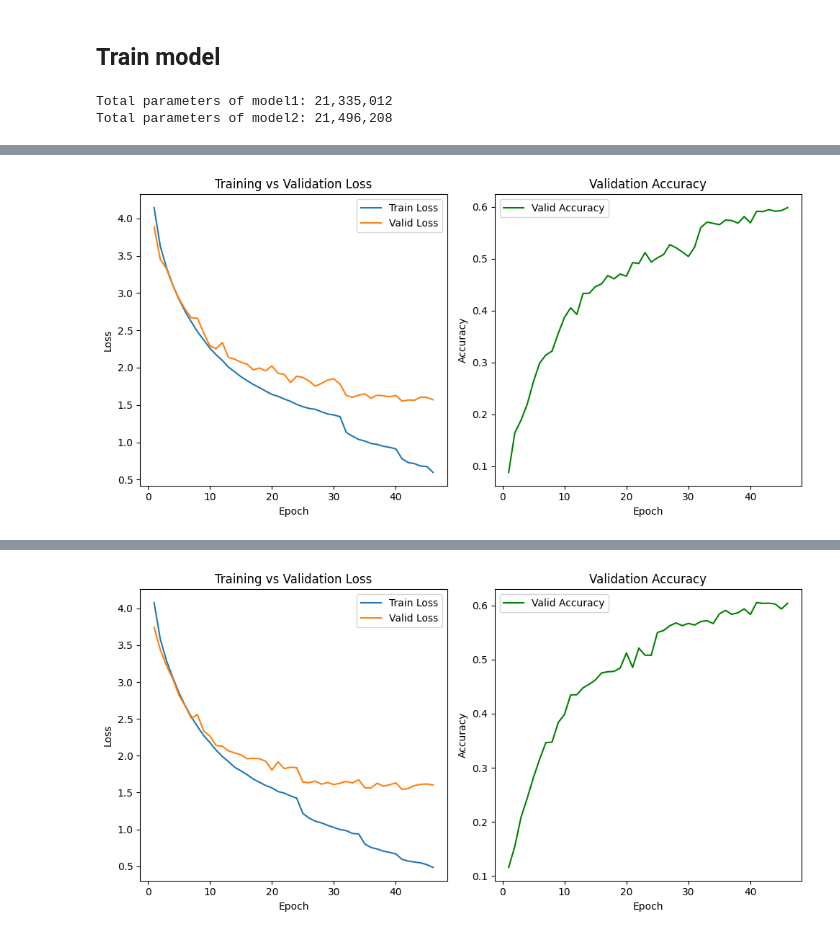
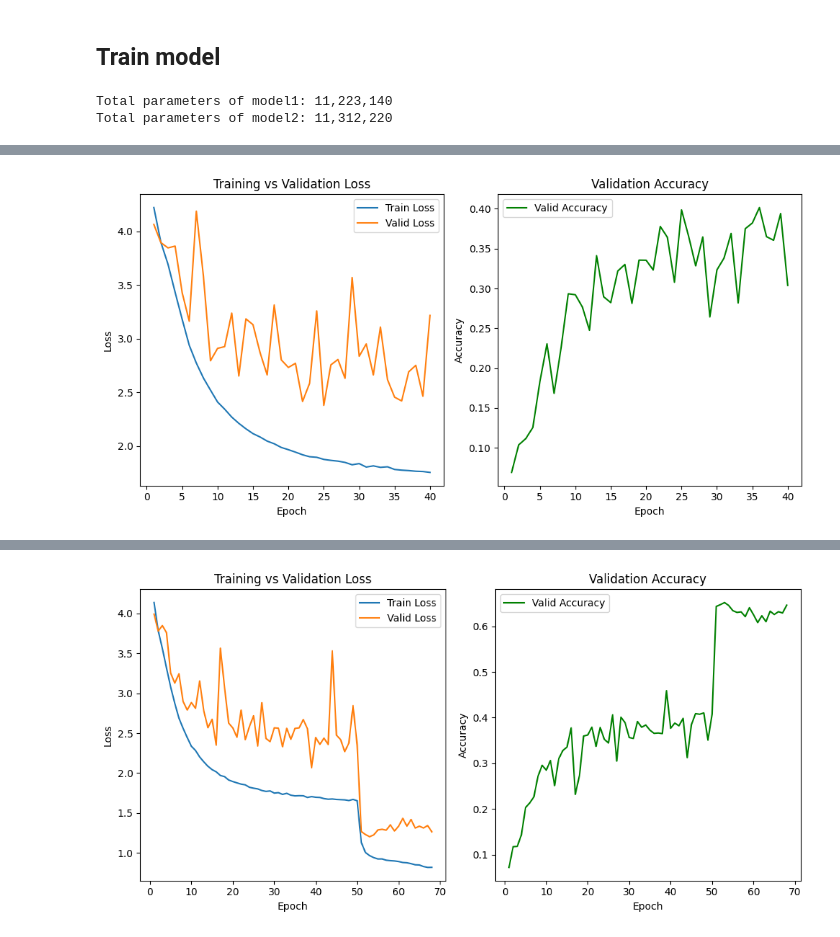
Before and after one commit to PhChLong/ML-DL, a Jupyter notebook: resnet.ipynb, the cells around one changed output, grey strips where cells are left out. Cells and saved outputs as stored; diff of their text form; code cells hidden in the pictures.

```diff
--- a/resnet.ipynb
+++ b/resnet.ipynb
@@ -60,7 +60,7 @@ test_loader = DataLoader(testset, batch_size = 64, shuffle = False)
 # %%
 def train_dataloader_model(
     model, train_loader, valid_loader, optim, loss_fn,
-    device=None, max_epochs=100, diff=1e-4, patience=5, scheduler = None, name = None
+    device=None, max_epochs=200, diff=1e-6, patience=15, scheduler = None, name = None
 ):
     if device is None:
         device = torch.device("cuda" if torch.cuda.is_available() else "cpu")
@@ -123,7 +123,7 @@ def train_dataloader_model(
         valid_losses.append(epoch_valid_loss)
         valid_accuracies.append(epoch_valid_acc)
 
-        scheduler.step(epoch_valid_loss)
+        scheduler.step()
         # ----------------------------
         # EARLY STOPPING CHECKS
         # ----------------------------
@@ -136,7 +136,7 @@ def train_dataloader_model(
             patience_counter = 0
         else:
             patience_counter += 1
-        if epoch %5 ==0:
+        if epoch %1 ==0:
             print(
                 f"{name}|Epoch [{epoch+1}/{max_epochs}] | "
                 f"Train Loss: {epoch_train_loss:.4f} | "
@@ -206,7 +206,7 @@ class ResNet(nn.Module):
         blk = []
         for i in range(num_residuals):
             if i == 0 and not first_block:
-                blk.append(Residual(in_channel, out_channels, use_1x1conv=True, strides=2))
+                blk.append(Residual(in_channel, out_channels, use_1x1conv=True, strides=1))
             else:
                 blk.append(Residual(out_channels, out_channels))
             in_channel = out_channels
@@ -216,8 +216,7 @@ class ResNet(nn.Module):
         super(ResNet, self).__init__()
         self.b1 = nn.Sequential(
             nn.Conv2d(3, 64, kernel_size=3, padding=1),
-            nn.BatchNorm2d(64), nn.ReLU(),
-            nn.MaxPool2d(kernel_size=3, stride=2, padding=1))
+            nn.BatchNorm2d(64), nn.ReLU())
         self.net = nn.Sequential(self.b1)
         for i, b in enumerate(arch):
             self.net.add_module(f'b{i+2}', self.block(*b, first_block=(i==0)))
@@ -226,6 +225,11 @@ class ResNet(nn.Module):
             nn.Linear(512, num_classes)))
     def forward(self, x):
         return self.net(x)
+
+class ResNet18(ResNet):
+    def __init__(self, num_classes=100):
+        super().__init__(((2, 64, 64), (2, 64, 128), (2, 128, 256), (2, 256, 512))
+                         , num_classes)
 class ResNet34(ResNet):
     def __init__(self, num_classes=100):
         super().__init__(((3, 64, 64), (4, 64, 128), (6, 128, 256), (3, 256, 512))
@@ -263,7 +267,7 @@ class SE_ResNet(ResNet):
         blk = []
         for i in range(num_residuals):
             if i == 0 and not first_block:
-                blk.append(Residual_with_SEBlock(in_channel, out_channels, use_1x1conv=True, strides=2))
+                blk.append(Residual_with_SEBlock(in_channel, out_channels, use_1x1conv=True, strides=1))
             else:
                 blk.append(Residual_with_SEBlock(out_channels, out_channels))
             in_channel = out_channels
@@ -271,6 +275,11 @@ class SE_ResNet(ResNet):
 
     def __init__(self, arch, num_classes=100):
         super().__init__(arch, num_classes)
+
+class SE_ResNet18(SE_ResNet):
+    def __init__(self, num_classes=100):
+        super().__init__(((2, 64, 64), (2, 64, 128), (2, 128, 256), (2, 256, 512))
+                         , num_classes)
 class SE_ResNet34(SE_ResNet):
     def __init__(self, num_classes=100):
         super().__init__(((3, 64, 64), (4, 64, 128), (6, 128, 256), (3, 256, 512))
@@ -278,26 +287,27 @@ class SE_ResNet34(SE_ResNet):
 # %% [markdown]
 ## Train model
 # %%
-model1 = ResNet34().to(device1)
-optim1 = torch.optim.Adam(model1.parameters(), lr=1e-3, weight_decay = 1e-4)
-model2 = SE_ResNet34().to(device2)
-optim2 = torch.optim.Adam(model2.parameters(), lr=1e-3, weight_decay = 1e-4)
+model1 = ResNet18().to(device1)
+optim1 = torch.optim.SGD(model1.parameters(), lr=0.1, momentum=0.9, weight_decay=5e-4)
+model2 = SE_ResNet18().to(device2)
+optim2 = torch.optim.SGD(model2.parameters(), lr=0.1, momentum=0.9, weight_decay=5e-4)
 loss_fn = nn.CrossEntropyLoss()
-scheduler1 = ReduceLROnPlateau(optim1, mode='min', factor=0.5, patience=3)
-scheduler2 = ReduceLROnPlateau(optim2, mode='min', factor=0.5, patience=3)
+scheduler1 = StepLR(optim1, 50, gamma=0.2)
+scheduler2 = StepLR(optim2, 50, gamma=0.2)
 # %%
 total_params1 = sum(p.numel() for p in model1.parameters())
 print(f"Total parameters of model1: {total_params1:,}")
 total_params2 = sum(p.numel() for p in model2.parameters())
 print(f"Total parameters of model2: {total_params2:,}")
 # %% [output]
-Total parameters of model1: 21,335,012
-Total parameters of model2: 21,496,208
+Total parameters of model1: 11,223,140
+Total parameters of model2: 11,312,220
 # %%
 t1 = threading.Thread(
     target=train_dataloader_model,
     args=(model1, train_loader, valid_loader),
     kwargs={
+        'device' : device1,
         'optim': optim1,
         'loss_fn': loss_fn,
         'scheduler': scheduler1,
@@ -309,6 +319,7 @@ t2 = threading.Thread(
     target=train_dataloader_model,
     args=(model2, train_loader, valid_loader),
     kwargs={
+        'device' : device2,
         'optim': optim2,
         'loss_fn': loss_fn,
         'scheduler': scheduler2,
@@ -341 +352 @@ Early stopping: no improvement for 5 epochs.
-[figure, old version]
+[figure, new version]
@@ -345,4 +370,4 @@ Early stopping: no improvement for 5 epochs.
-[figure, old version]
+[figure, new version]
 # %%
 model1.eval()
 with torch.no_grad():
```
Also changed, not shown: parts of 4 cells of this notebook.
